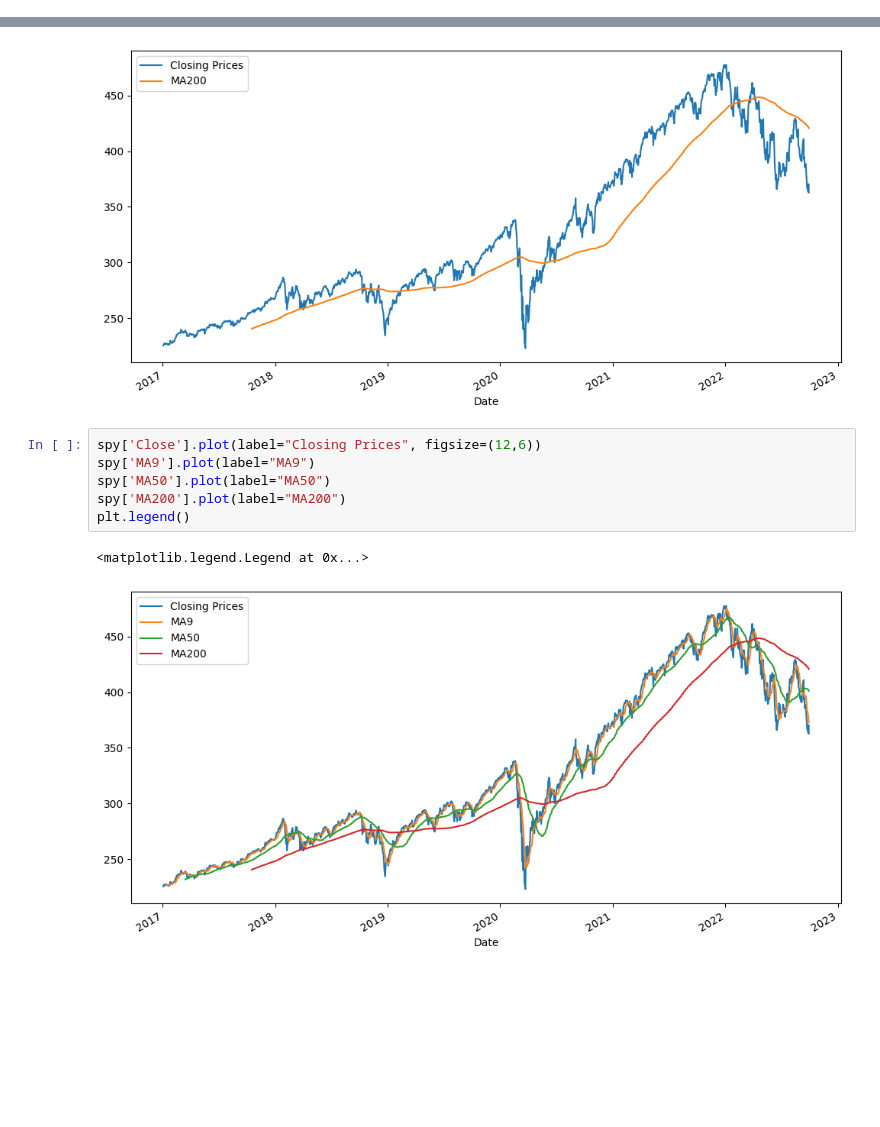
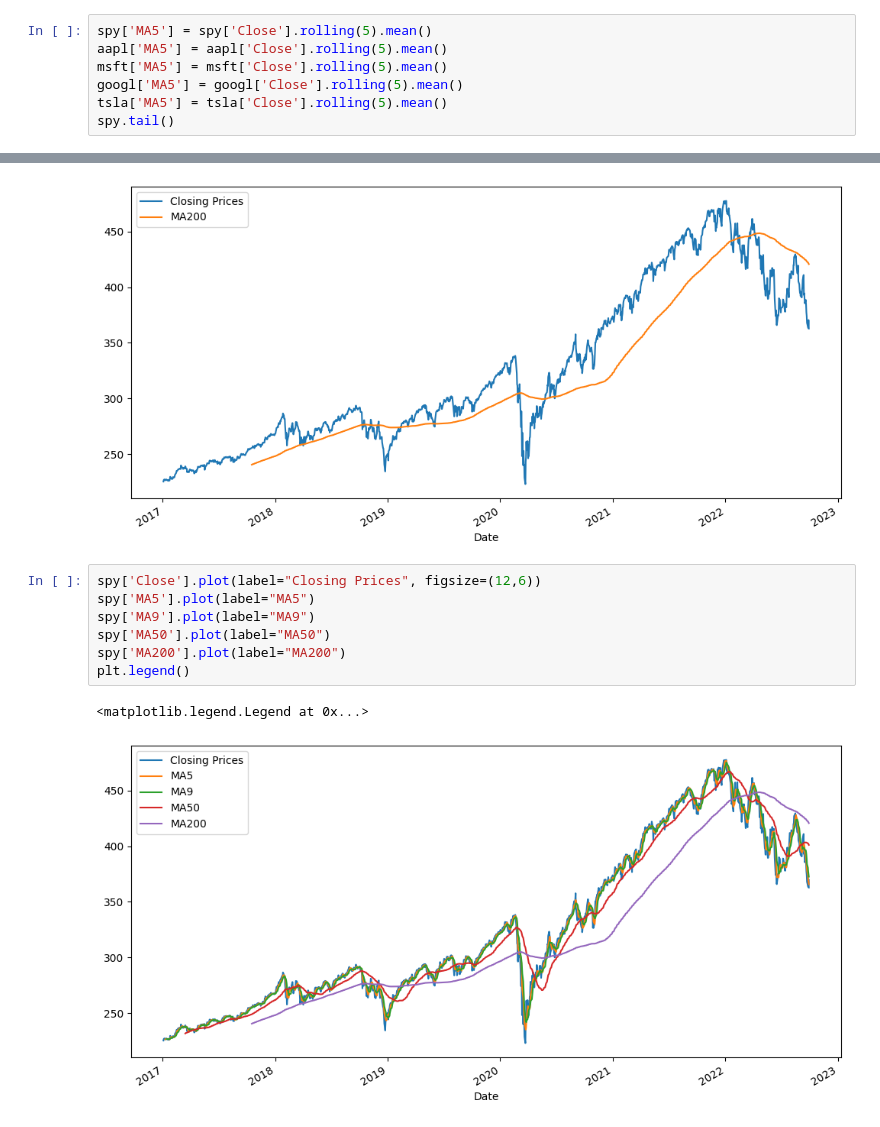
Before and after one commit to andykr1k/StockBackTesting, a Jupyter notebook: DataReader.ipynb, the cells around one changed output, grey strips where cells are left out. Cells and saved outputs as stored; diff of their text form; blank space fills up the shorter version.

```diff
--- a/DataReader.ipynb
+++ b/DataReader.ipynb
@@ -108,3 +108,10 @@ plt.legend()
 # %% [output]
 <matplotlib.legend.Legend at 0x...>
 [figure]
+# %%
+spy['MA5'] = spy['Close'].rolling(5).mean()
+aapl['MA5'] = aapl['Close'].rolling(5).mean()
+msft['MA5'] = msft['Close'].rolling(5).mean()
+googl['MA5'] = googl['Close'].rolling(5).mean()
+tsla['MA5'] = tsla['Close'].rolling(5).mean()
+spy.tail()
@@ -176,10 +191,11 @@ plt.legend()
 [figure]
 # %%
 spy['Close'].plot(label="Closing Prices", figsize=(12,6))
+spy['MA5'].plot(label="MA5")
 spy['MA9'].plot(label="MA9")
 spy['MA50'].plot(label="MA50")
 spy['MA200'].plot(label="MA200")
 plt.legend()
 # %% [output]
 <matplotlib.legend.Legend at 0x...>
-[figure, old version]
+[figure, new version]
```
Also changed, not shown: parts of 9 cells of this notebook, 1 other file.
